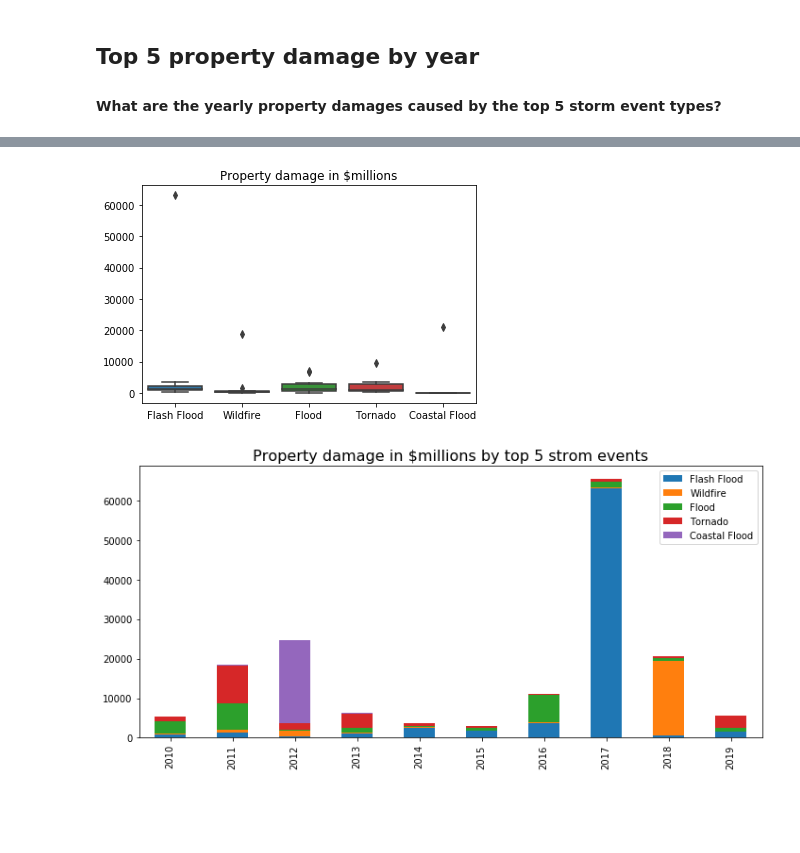
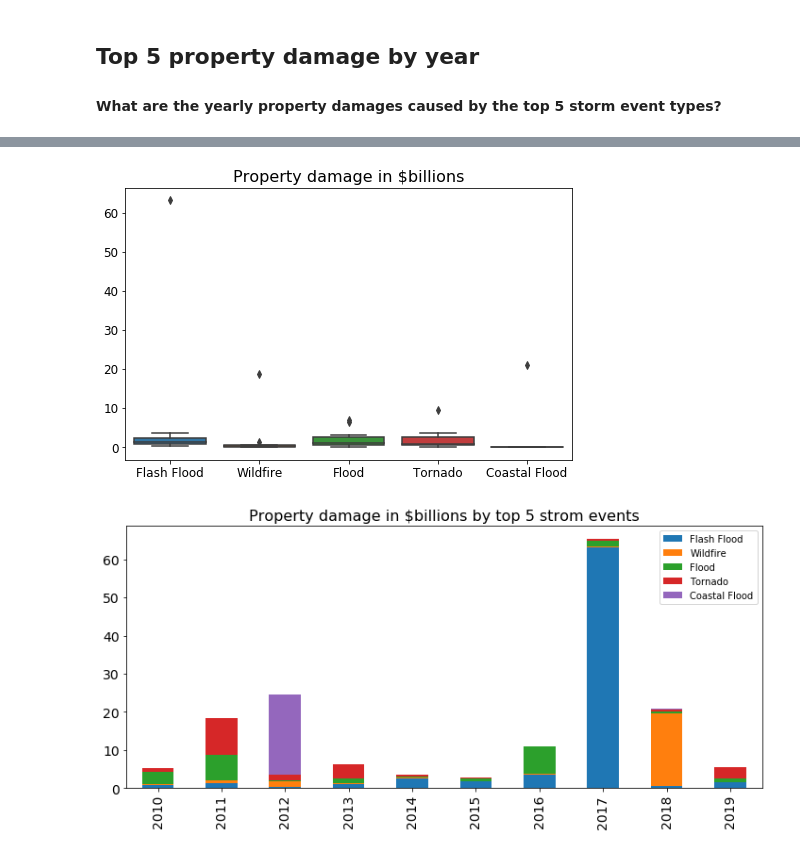
Before and after one commit to alwz1/storm-events, a Jupyter notebook: storm_events.ipynb, the cells around one changed output, grey strips where cells are left out. Cells and saved outputs as stored; diff of their text form; code cells hidden in the pictures; blank space fills up the shorter version.

```diff
--- a/storm_events.ipynb
+++ b/storm_events.ipynb
@@ -491,10 +495,10 @@ df_damage_1.shape
 # %% [output]
 (513676, 6)
 # %%
-# Create a numeric column for DAMAGE_PROPERTY in million.
-dict_1 ={'K':0.001, 'M':1, 'B':1000}
+# Create a numeric column for DAMAGE_PROPERTY in billion.
+dict_1 ={'K':0.000001, 'M':0.001, 'B':1}
 
-df_damage_1['DAMAGE_PROPERTY_million'] = df_damage_1['DAMAGE_PROPERTY']\
+df_damage_1['DAMAGE_PROPERTY_billion'] = df_damage_1['DAMAGE_PROPERTY']\
                                         .transform(lambda x: float(x[:-1]) * dict_1[x[-1]])
 # %% [markdown]
 ## Billion-dollar storm events
@@ -608,12 +632,12 @@ print("75.5% of property damage was caused by top 5 strom events.")
 
 df_yearly_damage = df_damage_1[df_damage_1['EVENT_TYPE'] == 'Flash Flood']\
                    .groupby('YEAR')\
-                   .sum()['DAMAGE_PROPERTY_million']
+                   .sum()['DAMAGE_PROPERTY_billion']
 
 for event in top5_damage[1:]:
     df_yearly_temp = df_damage_1[df_damage_1['EVENT_TYPE'] == event]\
                      .groupby('YEAR')\
-                     .sum()['DAMAGE_PROPERTY_million']
+                     .sum()['DAMAGE_PROPERTY_billion']
     df_yearly_damage = pd.concat([df_yearly_damage, df_yearly_temp], axis=1)
 
 df_yearly_damage.columns = top5_damage # rename the columns
@@ -644,18 +668,23 @@ df_yearly_damage.describe().transpose()
 # %%
-fig, axs = plt.subplots()
-fig = sns.boxplot(data = df_yearly_damage).set_title("Property damage in $millions")
+fig, axs = plt.subplots(figsize=(8,5))
+fig = sns.boxplot(data = df_yearly_damage)
+axs.set_title('Property damage in $billions',fontsize=16)
+plt.xticks(fontsize=12)
+plt.yticks(fontsize=12)
 fig.figure.savefig('property_boxplt.png')
 # %% [output]
-[figure, old version]
+[figure, new version]
 # %%
 fig, axs = plt.subplots(figsize=(10,5))
 df_yearly_damage.plot(kind = 'bar',
                       stacked = True,
                       ax = axs)
-axs.set_title('Property damage in $millions by top 5 strom events',fontsize=16)
+axs.set_title('Property damage in $billions by top 5 strom events',fontsize=16)
 axs.set_xlabel('')
 #axs.yaxis.grid(True)
+plt.xticks(fontsize=14)
+plt.yticks(fontsize=14)
 plt.tight_layout()
 fig.savefig('top5_damage.png')
 # %% [output]
-[figure, old version]
+[figure, new version]
```
Also changed, not shown: parts of 16 cells of this notebook.
